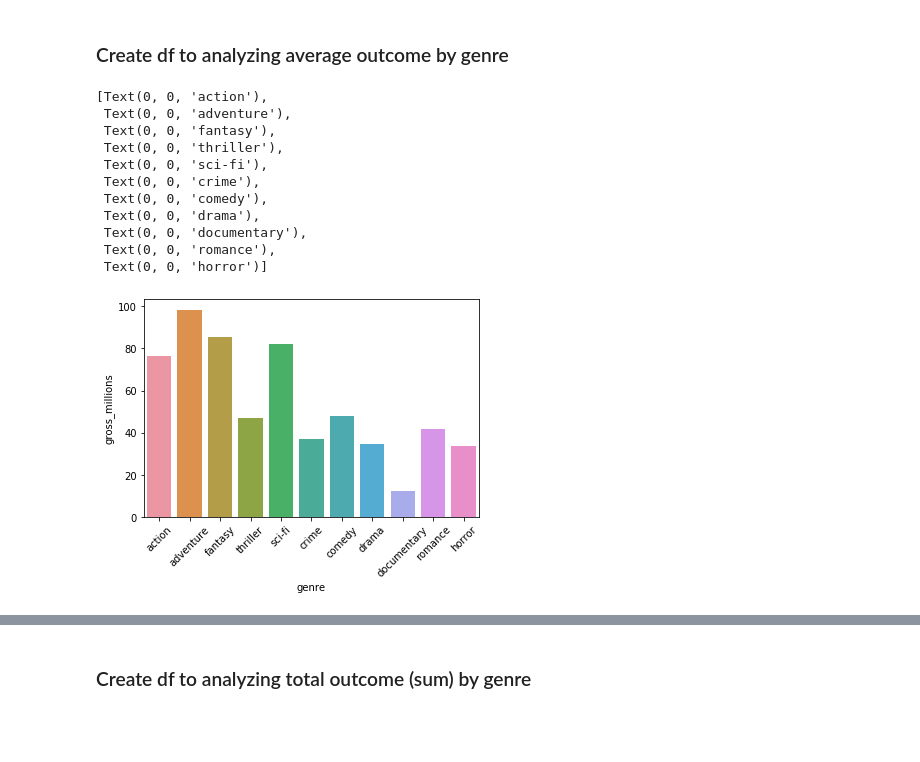
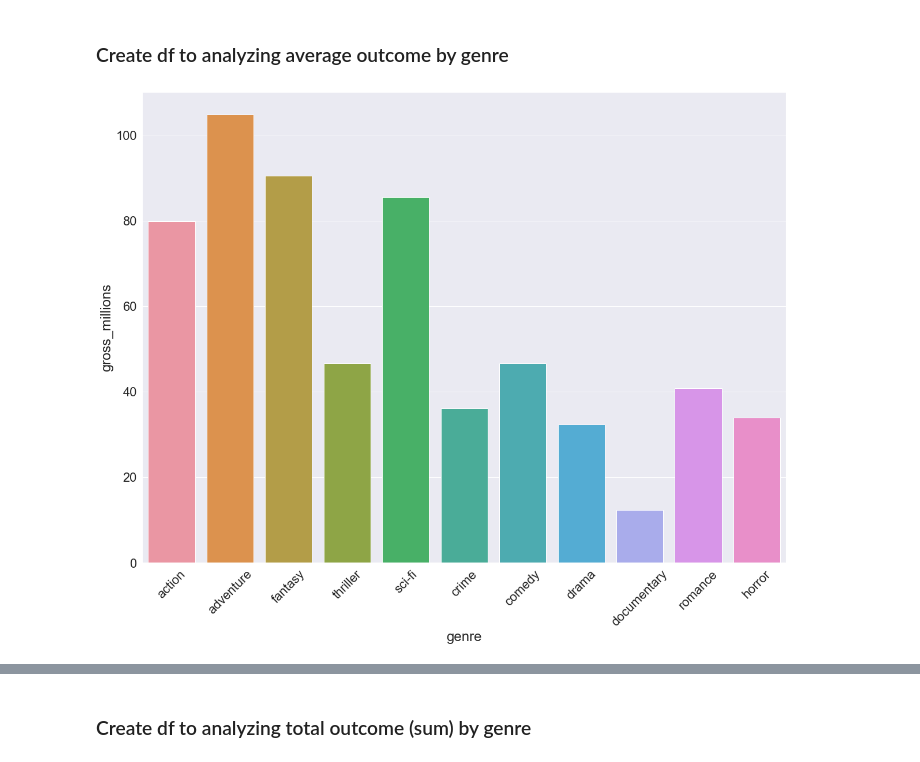
Before and after one commit to kristinkspanos/data_analysis_movie_studio, a Jupyter notebook: assignment_2_movie_data.ipynb, the cells around one changed output, grey strips where cells are left out. Saved outputs shown, nothing was run; the diff lists cells and outputs as text; code cells hidden in the pictures; blank space fills up the shorter version.

```diff
--- a/assignment_2_movie_data.ipynb
+++ b/assignment_2_movie_data.ipynb
@@ -215,18 +222,15 @@ genre_avg = genre_avg[genre_avg.index.str.contains("not")==False]
+# %%
+genre_avg_gross = sns.barplot(x= genre_avg.index, y="gross_millions", data=genre_avg)
+genre_avg_gross.set_xticklabels(genre_avg_gross.get_xticklabels(),rotation=45)
+sns.set(rc={'figure.figsize':(20,15)})
+sns.set(font_scale=2)
+plt.savefig('genre_avg_gross.png')
+
+# adventure, action, fantasy, and sci-fi have the highest average gross
+# %% [output]
+[figure, added]
 # %%
-genre_avg_gross = sns.barplot(x= genre_avg.index, y="gross_millions", data=genre_avg)
-genre_avg_gross.set_xticklabels(genre_avg_gross.get_xticklabels(),rotation=45)
+#genre_avg_budget = sns.barplot(x= genre_avg.index, y="budget_millions", data=genre_avg)
+#genre_avg_budget.set_xticklabels(genre_avg_budget.get_xticklabels(),rotation=45)
 
-# adventure, action, fantasy, and sci-fi have the highest average gross
+# adventure, action, fantasy, and sci-fi have the highest average budget
-# %% [output]
-[Text(0, 0, 'action'),
- Text(0, 0, 'adventure'),
- Text(0, 0, 'fantasy'),
- Text(0, 0, 'thriller'),
- Text(0, 0, 'sci-fi'),
- Text(0, 0, 'crime'),
- Text(0, 0, 'comedy'),
- Text(0, 0, 'drama'),
- Text(0, 0, 'documentary'),
- Text(0, 0, 'romance'),
- Text(0, 0, 'horror')]
-[figure, removed]
```
Also changed, not shown: parts of 13 cells of this notebook, 8 other files.
